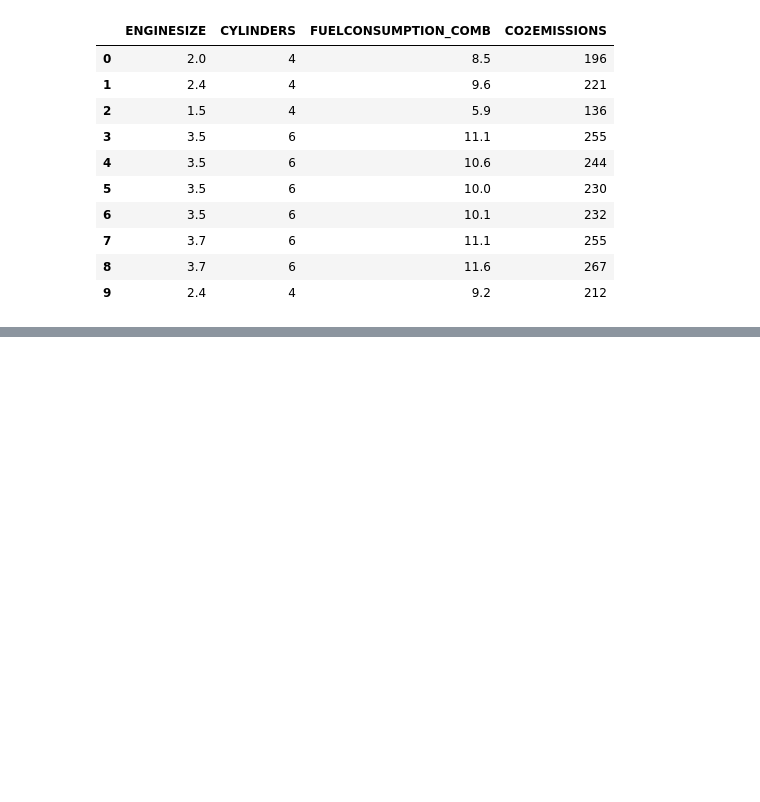
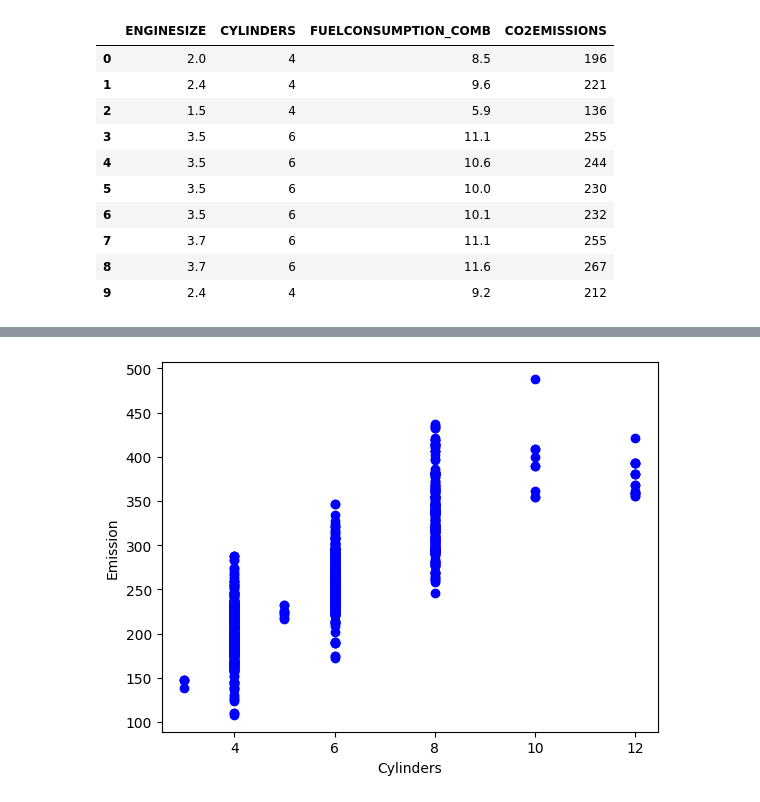
Before and after one commit to Deepakk200/colab_python, a Jupyter notebook: fuelconsumption.ipynb, the cells around one changed output, grey strips where cells are left out. Drawn from its saved outputs; the diff is of its cells as text; code cells hidden in the pictures; blank space fills up the shorter version.

```diff
--- a/fuelconsumption.ipynb
+++ b/fuelconsumption.ipynb
@@ -65,0 +101,7 @@ cdf.head(10)
+# %%
+plt.scatter(cdf.CYLINDERS, cdf.CO2EMISSIONS, color='blue')
+plt.xlabel("Cylinders")
+plt.ylabel("Emission")
+plt.show()
+# %% [output]
+[figure, added]
```
Also changed, not shown: parts of 8 cells of this notebook.
